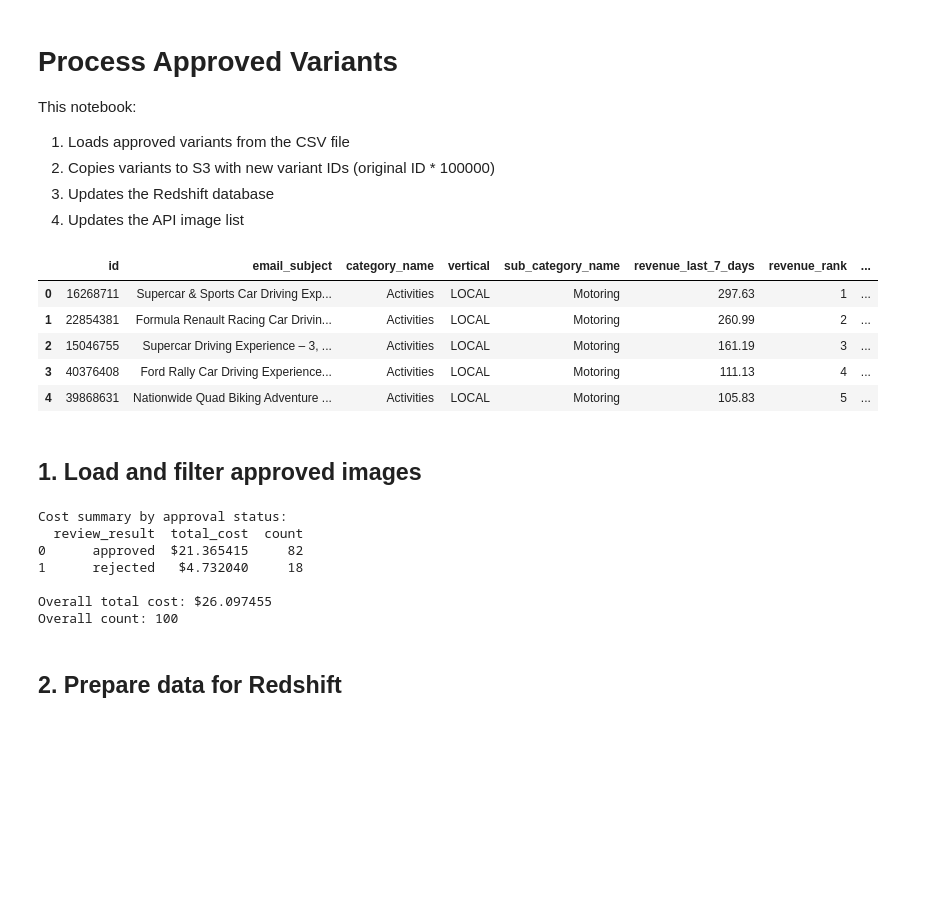
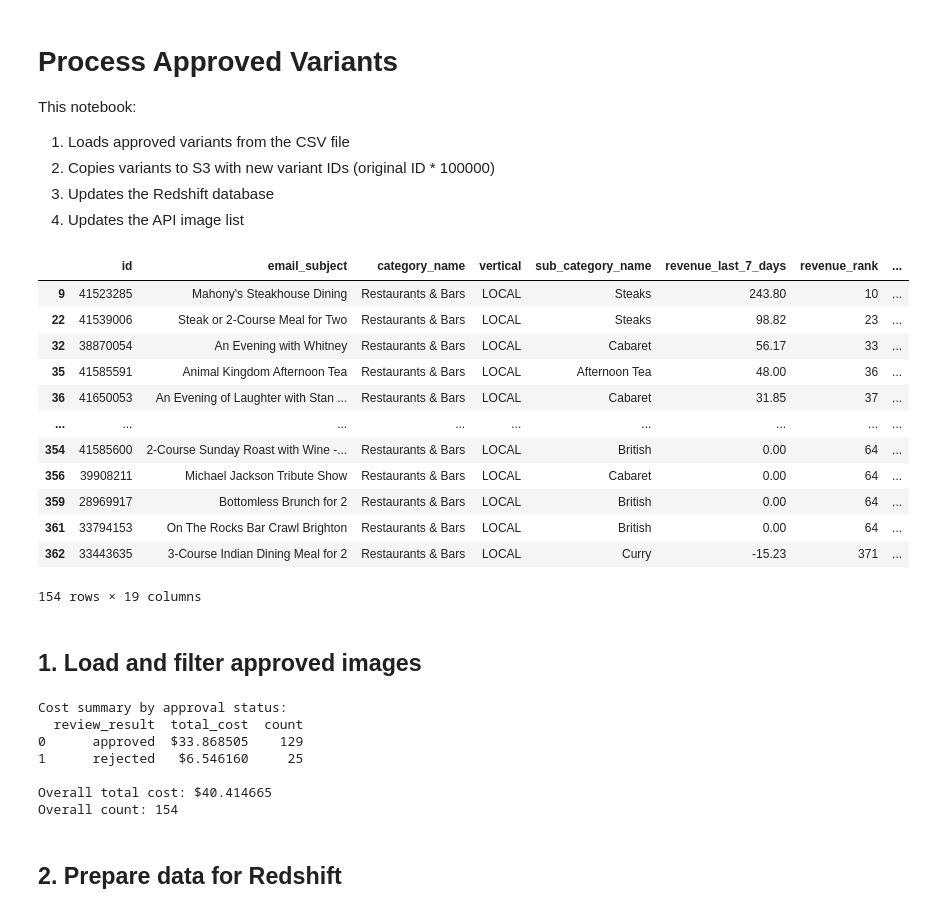
Before and after one commit to oatesewow/ai-images, a Jupyter notebook: process_approved_variants.ipynb, the cells around one changed output. Saved outputs shown, nothing was run; the diff lists cells and outputs as text; code cells hidden in the pictures; blank space fills up the shorter version.

```diff
--- a/process_approved_variants.ipynb
+++ b/process_approved_variants.ipynb
@@ -12,23 +12,31 @@ from process_approved_variants import *
 # %%
 import pandas as pd
 
 # Attempt to read the CSV file with 'ISO-8859-1' encoding to handle potential encoding issues
-df = pd.read_csv('/Users/elliottoates/Desktop/streamlit-image-review/updated_100_motoring.csv')
+df = pd.read_csv('12.csv')
 # Drop any columns with 'Unnamed' in their name
 df = df.loc[:, ~df.columns.str.contains('^Unnamed')]
 # Replace string '1' with 'approved'
 df['review_result'] = df['review_result'].replace('1', 'approved')
 # Filter out rejected images
 df_rejected = df[df['review_result'] == 'rejected']
 df['id'] = df['id'].astype(int)
-df.head(5)
+df = df[df['category_name'] == "Restaurants & Bars"]
+df
 # %% [output]
 |  | id | email_subject | category_name | vertical | sub_category_name | revenue_last_7_days | revenue_rank | ... |
-| 0 | 16268711 | Supercar & Sports Car Driving Exp... | Activities | LOCAL | Motoring | 297.63 | 1 | ... |
-| 1 | 22854381 | Formula Renault Racing Car Drivin... | Activities | LOCAL | Motoring | 260.99 | 2 | ... |
-| 2 | 15046755 | Supercar Driving Experience – 3, ... | Activities | LOCAL | Motoring | 161.19 | 3 | ... |
-| 3 | 40376408 | Ford Rally Car Driving Experience... | Activities | LOCAL | Motoring | 111.13 | 4 | ... |
-| 4 | 39868631 | Nationwide Quad Biking Adventure ... | Activities | LOCAL | Motoring | 105.83 | 5 | ... |
+| 9 | 41523285 | Mahony's Steakhouse Dining | Restaurants & Bars | LOCAL | Steaks | 243.80 | 10 | ... |
+| 22 | 41539006 | Steak or 2-Course Meal for Two | Restaurants & Bars | LOCAL | Steaks | 98.82 | 23 | ... |
+| 32 | 38870054 | An Evening with Whitney | Restaurants & Bars | LOCAL | Cabaret | 56.17 | 33 | ... |
+| 35 | 41585591 | Animal Kingdom Afternoon Tea | Restaurants & Bars | LOCAL | Afternoon Tea | 48.00 | 36 | ... |
+| 36 | 41650053 | An Evening of Laughter with Stan ... | Restaurants & Bars | LOCAL | Cabaret | 31.85 | 37 | ... |
+| ... | ... | ... | ... | ... | ... | ... | ... | ... |
+| 354 | 41585600 | 2-Course Sunday Roast with Wine -... | Restaurants & Bars | LOCAL | British | 0.00 | 64 | ... |
+| 356 | 39908211 | Michael Jackson Tribute Show | Restaurants & Bars | LOCAL | Cabaret | 0.00 | 64 | ... |
+| 359 | 28969917 | Bottomless Brunch for 2 | Restaurants & Bars | LOCAL | British | 0.00 | 64 | ... |
+| 361 | 33794153 | On The Rocks Bar Crawl Brighton | Restaurants & Bars | LOCAL | British | 0.00 | 64 | ... |
+| 362 | 33443635 | 3-Course Indian Dining Meal for 2 | Restaurants & Bars | LOCAL | Curry | -15.23 | 371 | ... |
+154 rows × 19 columns
 # %% [markdown]
 ## 1. Load and filter approved images
 # %%
@@ -83,11 +91,11 @@ print(f"Overall count: {overall_count}")
 # %% [output]
 Cost summary by approval status:
   review_result  total_cost  count
-0      approved  $21.365415     82
-1      rejected   $4.732040     18
+0      approved  $33.868505    129
+1      rejected   $6.546160     25
 
-Overall total cost: $26.097455
-Overall count: 100
+Overall total cost: $40.414665
+Overall count: 154
 # %% [markdown]
 ## 2. Prepare data for Redshift
 # %%
```
Also changed, not shown: parts of 9 cells of this notebook, 56 other files.
